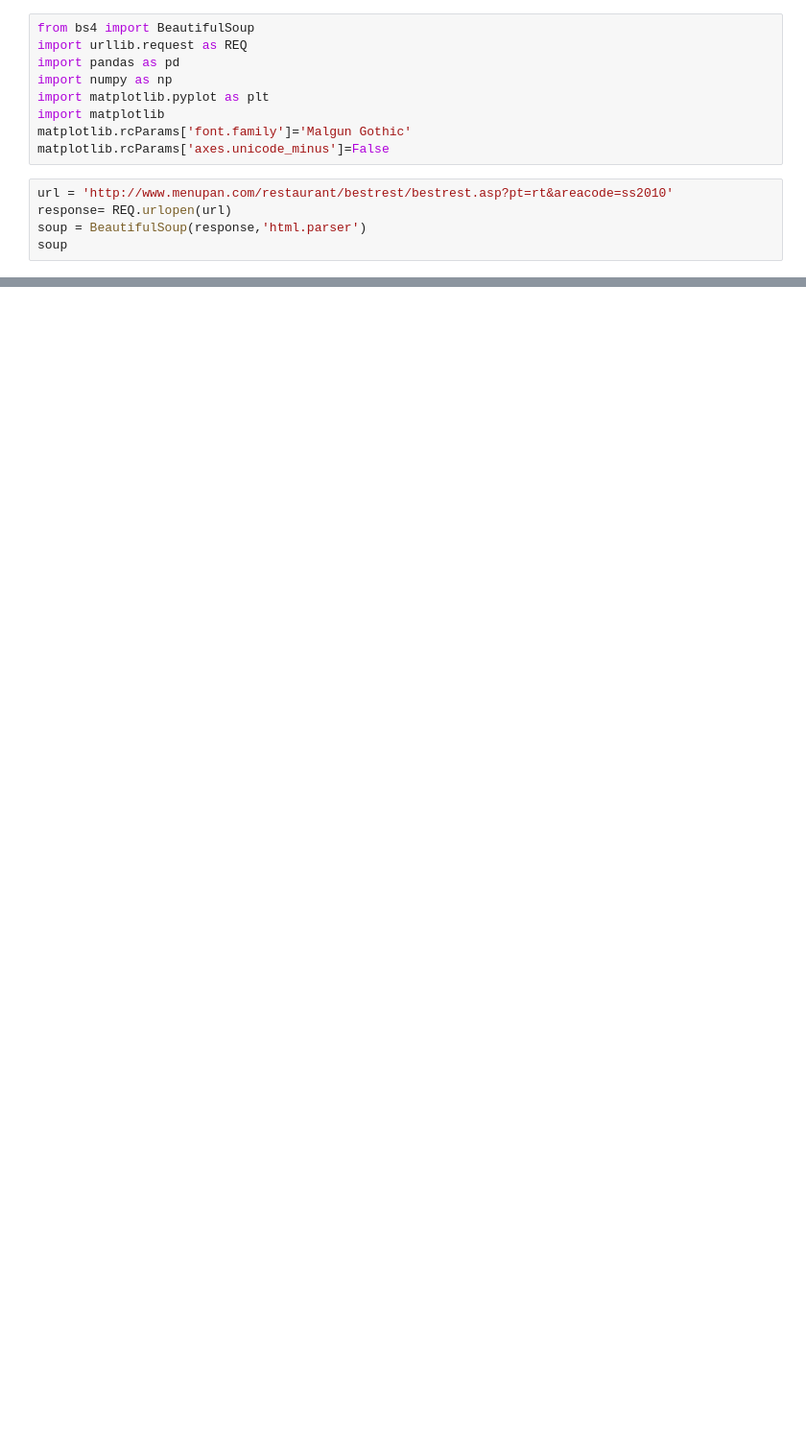
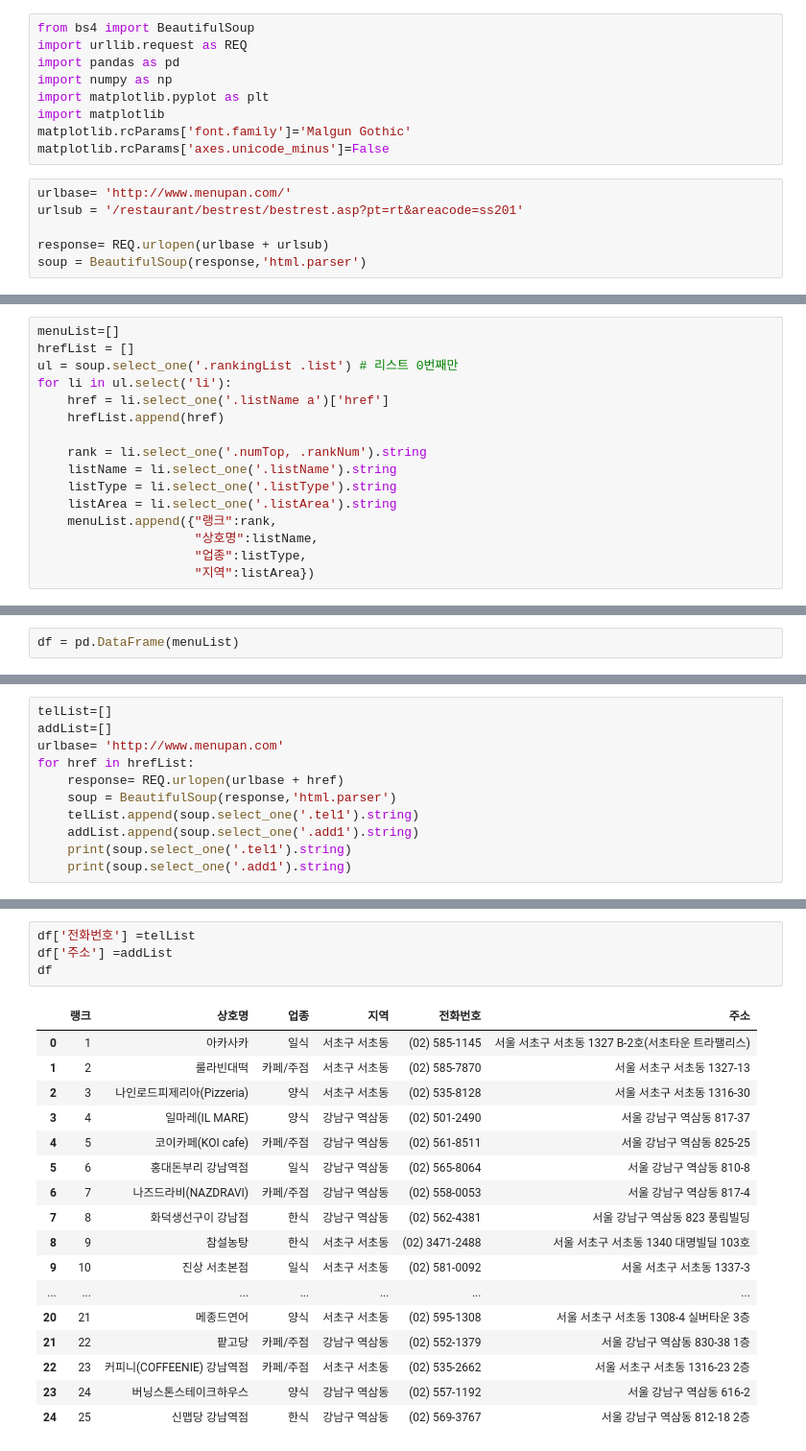
Before and after one commit to Ko-jongyoon/ssmc_python, a Jupyter notebook: pandas/dataFrameTest15.ipynb, the cells around one changed output, grey strips where cells are left out. Shown at 96% size. Cells and saved outputs as stored; diff of their text form; blank space fills up the shorter version.

```diff
--- a/pandas/dataFrameTest15.ipynb
+++ b/pandas/dataFrameTest15.ipynb
@@ -8,7 +8,8 @@ import matplotlib
 matplotlib.rcParams['font.family']='Malgun Gothic'
 matplotlib.rcParams['axes.unicode_minus']=False
 # %%
-url = 'http://www.menupan.com/restaurant/bestrest/bestrest.asp?pt=rt&areacode=ss2010'
-response= REQ.urlopen(url)
+urlbase= 'http://www.menupan.com/'
+urlsub = '/restaurant/bestrest/bestrest.asp?pt=rt&areacode=ss201'
+
+response= REQ.urlopen(urlbase + urlsub)
 soup = BeautifulSoup(response,'html.parser')
-soup
@@ -32,0 +16,16 @@ soup
+# %%
+menuList=[]
+hrefList = []
+ul = soup.select_one('.rankingList .list') # 리스트 0번째만
+for li in ul.select('li'):
+    href = li.select_one('.listName a')['href']
+    hrefList.append(href)
+
+    rank = li.select_one('.numTop, .rankNum').string
+    listName = li.select_one('.listName').string
+    listType = li.select_one('.listType').string
+    listArea = li.select_one('.listArea').string
+    menuList.append({"랭크":rank,
+                     "상호명":listName,
+                     "업종":listType,
+                     "지역":listArea})
@@ -32,0 +52,2 @@ soup
+# %%
+df = pd.DataFrame(menuList)
@@ -32,0 +74,11 @@ soup
+# %%
+telList=[]
+addList=[]
+urlbase= 'http://www.menupan.com'
+for href in hrefList:
+    response= REQ.urlopen(urlbase + href)
+    soup = BeautifulSoup(response,'html.parser')
+    telList.append(soup.select_one('.tel1').string)
+    addList.append(soup.select_one('.add1').string)
+    print(soup.select_one('.tel1').string)
+    print(soup.select_one('.add1').string)
@@ -32,0 +103,22 @@ soup
+# %%
+df['전화번호'] =telList
+df['주소'] =addList
+df
+# %% [output]
+|  | 랭크 | 상호명 | 업종 | 지역 | 전화번호 | 주소 |
+| 0 | 1 | 아카사카 | 일식 | 서초구 서초동 | (02) 585-1145 | 서울 서초구 서초동 1327 B-2호(서초타운 트라팰리스) |
+| 1 | 2 | 룰라빈대떡 | 카페/주점 | 서초구 서초동 | (02) 585-7870 | 서울 서초구 서초동 1327-13 |
+| 2 | 3 | 나인로드피제리아(Pizzeria) | 양식 | 서초구 서초동 | (02) 535-8128 | 서울 서초구 서초동 1316-30 |
+| 3 | 4 | 일마레(IL MARE) | 양식 | 강남구 역삼동 | (02) 501-2490 | 서울 강남구 역삼동 817-37 |
+| 4 | 5 | 코이카페(KOI cafe) | 카페/주점 | 강남구 역삼동 | (02) 561-8511 | 서울 강남구 역삼동 825-25 |
+| 5 | 6 | 홍대돈부리 강남역점 | 일식 | 강남구 역삼동 | (02) 565-8064 | 서울 강남구 역삼동 810-8 |
+| 6 | 7 | 나즈드라비(NAZDRAVI) | 카페/주점 | 강남구 역삼동 | (02) 558-0053 | 서울 강남구 역삼동 817-4 |
+| 7 | 8 | 화덕생선구이 강남점 | 한식 | 강남구 역삼동 | (02) 562-4381 | 서울 강남구 역삼동 823 풍림빌딩 |
+| 8 | 9 | 참설농탕 | 한식 | 서초구 서초동 | (02) 3471-2488 | 서울 서초구 서초동 1340 대명빌딜 103호 |
+| 9 | 10 | 진상 서초본점 | 일식 | 서초구 서초동 | (02) 581-0092 | 서울 서초구 서초동 1337-3 |
+| ... | ... | ... | ... | ... | ... | ... |
+| 20 | 21 | 메종드연어 | 양식 | 서초구 서초동 | (02) 595-1308 | 서울 서초구 서초동 1308-4 실버타운 3층 |
+| 21 | 22 | 팥고당 | 카페/주점 | 강남구 역삼동 | (02) 552-1379 | 서울 강남구 역삼동 830-38 1층 |
+| 22 | 23 | 커피니(COFFEENIE) 강남역점 | 카페/주점 | 서초구 서초동 | (02) 535-2662 | 서울 서초구 서초동 1316-23 2층 |
+| 23 | 24 | 버닝스톤스테이크하우스 | 양식 | 강남구 역삼동 | (02) 557-1192 | 서울 강남구 역삼동 616-2 |
+| 24 | 25 | 신맵당 강남역점 | 한식 | 강남구 역삼동 | (02) 569-3767 | 서울 강남구 역삼동 812-18 2층 |
```
Also changed, not shown: parts of 7 cells of this notebook, 1 other file.
